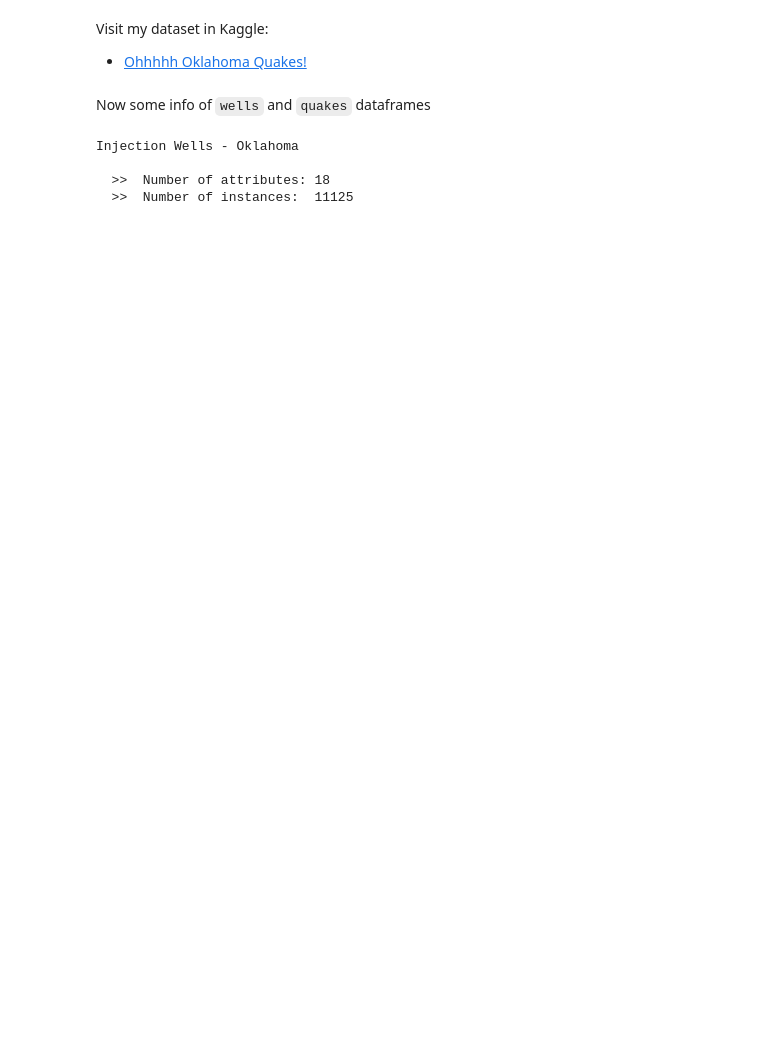
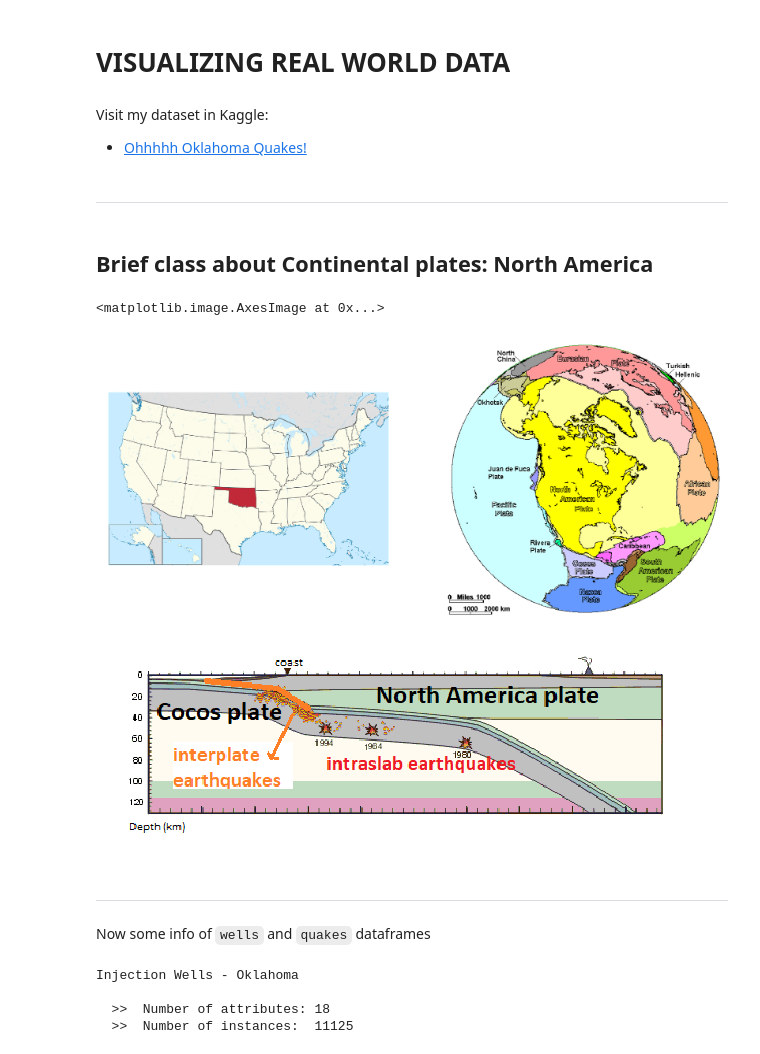
Before and after one commit to ironhack-datalabs/mad-oct-2018, a Jupyter notebook: module-2/visualizing-real-world-data/your-code/Oklahoma Quakes - Real world data Project.ipynb, the cells around one changed output. Saved outputs shown, nothing was run; the diff lists cells and outputs as text; code cells hidden in the pictures; blank space fills up the shorter version.

Commit message:
real-world-data MOD #2 FINISHED

```diff
--- a/module-2/visualizing-real-world-data/your-code/Oklahoma Quakes - Real world data Project.ipynb
+++ b/module-2/visualizing-real-world-data/your-code/Oklahoma Quakes - Real world data Project.ipynb
@@ -1,3 +1,5 @@
+# %% [markdown]
+# VISUALIZING REAL WORLD DATA
 # %%
 import pandas as pd
 import numpy as np
@@ -13,6 +17,35 @@ display(HTML("<style>.container { width:100% !important; }</style>"))
 # %% [markdown]
 Visit my dataset in Kaggle:<br>
 * [Ohhhhh Oklahoma Quakes!](https://www.kaggle.com/ksuchris2000/oklahoma-earthquakes-and-saltwater-injection-wells)
+# %% [markdown]
+___
+# %% [markdown]
+## Brief class about Continental plates: North America
+# %%
+plt.close('all')
+img1 = Image.open("data/oklahoma_state.png")
+img2 = Image.open("data/North_American_Plate.png")
+img3 = Image.open("data/intra_slab_quakes.png")
+fig=plt.figure(1,figsize=(30,20))
+fig.add_subplot(121)
+ax=plt.gca()
+ax.axis('off')
+plt.imshow(img1)
+fig.add_subplot(122)
+ax=plt.gca()
+ax.axis('off')
+plt.imshow(img2)
+
+fig=plt.figure(2,figsize=(10,7))
+ax=plt.gca()
+ax.axis('off')
+plt.imshow(img3)
+# %% [output]
+<matplotlib.image.AxesImage at 0x...>
+[figure, added]
+[figure, added]
+# %% [markdown]
+___
 # %%
 # Reading InjectionWells.csv
 wells=pd.read_csv('data/InjectionWells.csv')
```
Also changed, not shown: parts of 20 cells of this notebook, 3 other files.
